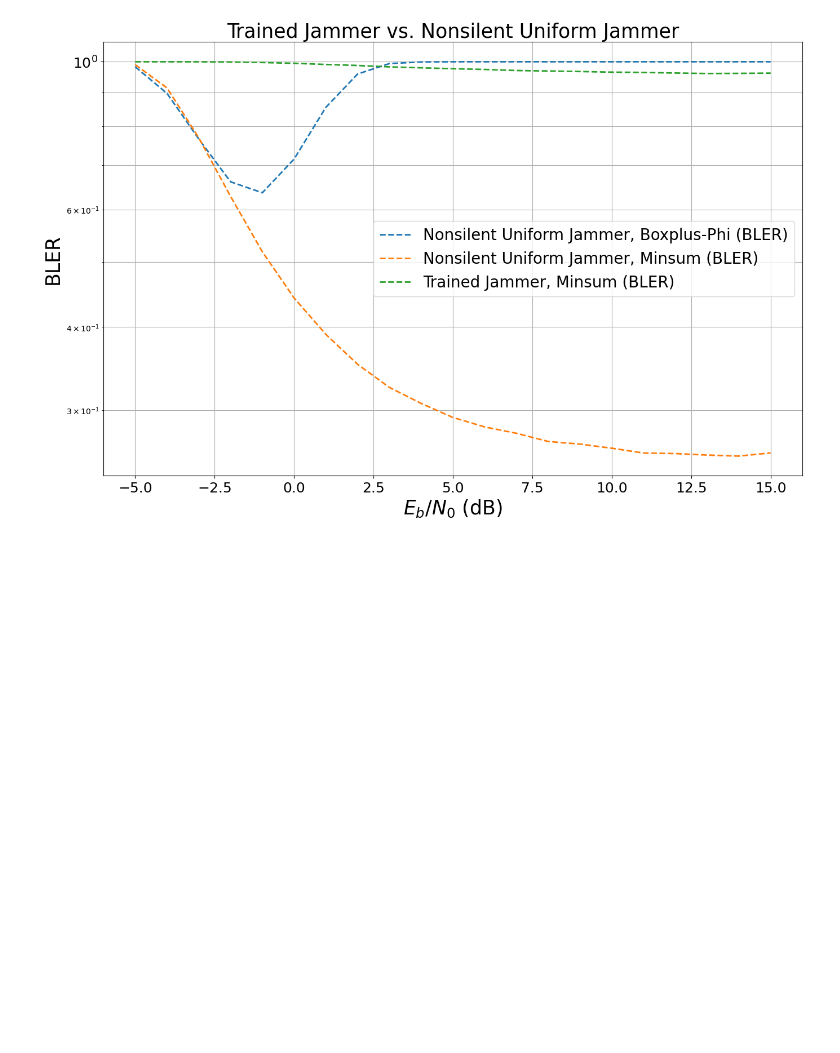
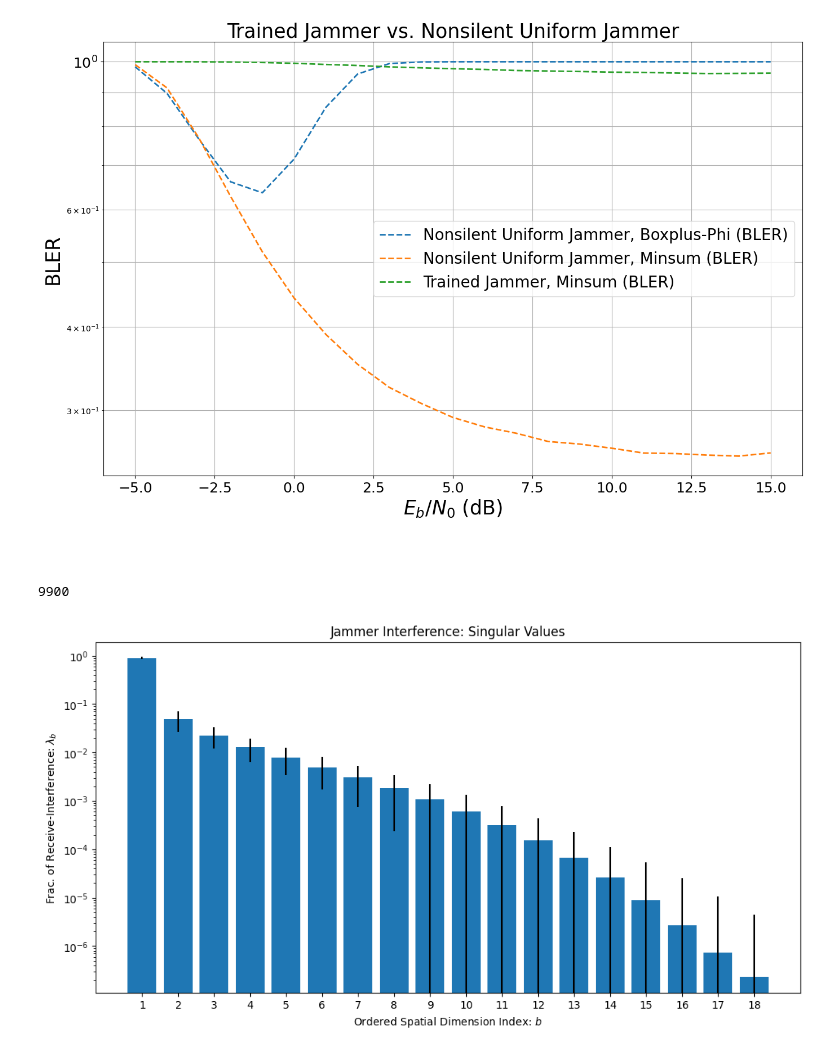
Before and after one commit to IIP-Group/pyjama, a Jupyter notebook: simulations/presentation2.ipynb, the cells around one changed output. Drawn from its saved outputs; the diff is of its cells as text; code cells hidden in the pictures; blank space fills up the shorter version.

Commit message:
jammer singluar values & 1UE 5G-NR compliant time jammer

```diff
--- a/simulations/presentation2.ipynb
+++ b/simulations/presentation2.ipynb
@@ -275,0 +228,55 @@ ber_plots(show_ber=False)
+# %%
+model_parameters = {}
+jammer_parameters = {}
+model_parameters["jammer_parameters"] = jammer_parameters
+
+model_parameters["domain"] = "time"
+model_parameters["jammer_present"] = True
+model_parameters["jammer_power"] = db_to_linear(50.)
+model_parameters["jammer_mitigation"] = "pos"
+model_parameters["num_silent_pilot_symbols"] = 50
+model_parameters["num_ofdm_symbols"] = 53
+model_parameters["return_jammer_signals"] = True
+model_parameters["num_ut"] = 1
+model_parameters["num_ut_ant"] = 1
+jammer_parameters["num_tx"] = 1
+jammer_parameters["num_tx_ant"] = 1
+#NR compliant
+model_parameters["carrier_frequency"] = 3.5e9
+model_parameters["fft_size"] = 667 # * 30kHz = 20MHz
+model_parameters["cyclic_prefix_length"] = 47 # 667 * 144 / 2048
+model_parameters["subcarrier_spacing"] = 30e3
+
+ebno_db = 100.0
+BATCH_SIZE = 1
+name = "Multiple Jammers"
+
+fig, ax = plt.subplots()
+fig.set_size_inches(12, 6)
+
+rel_svs = []
+model = Model(**model_parameters)
+# for i in range(10):
+for i in range(10000):
+    if i % 100 == 0:
+        print(i, end='\r')
+    b, llr, jammer_signals = model(BATCH_SIZE, ebno_db)
+    rel_svs.append(relative_singular_values(jammer_signals))
+rel_svs = tf.stack(rel_svs)
+mean = tf.reduce_mean(rel_svs, axis=0)
+std = tf.math.reduce_std(rel_svs, axis=0)
+
+#log scale
+ax.set_yscale("log")
+
+x_labels = np.arange(len(mean), dtype=np.int32) + 1
+ax.bar(x_labels, mean, yerr=std)
+ax.set_xticks(x_labels)
+ax.set_ylabel(r"Frac. of Receive-Interference: $\lambda_b$")
+ax.set_xlabel(r"Ordered Spatial Dimension Index: $b$")
+ax.set_title("Jammer Interference: Singular Values")
+
+plt.show()
+# %% [output]
+9900
+[figure, added]
```
Also changed, not shown: parts of 2 cells of this notebook, 1 other file.
